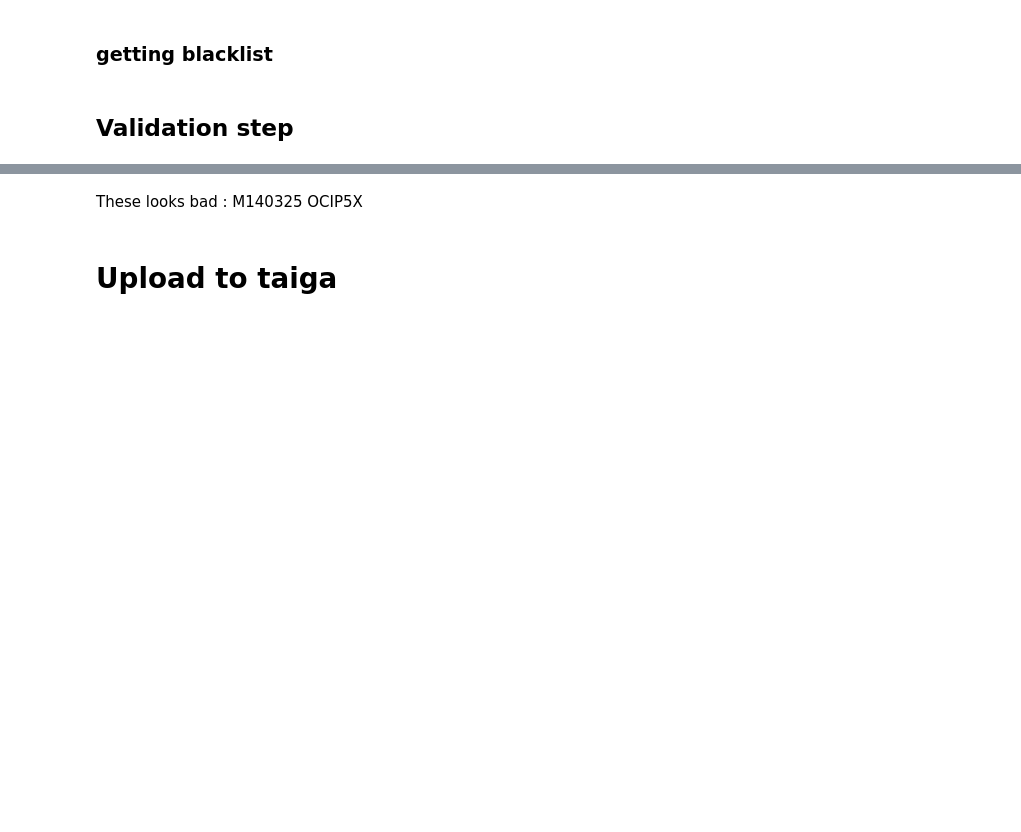
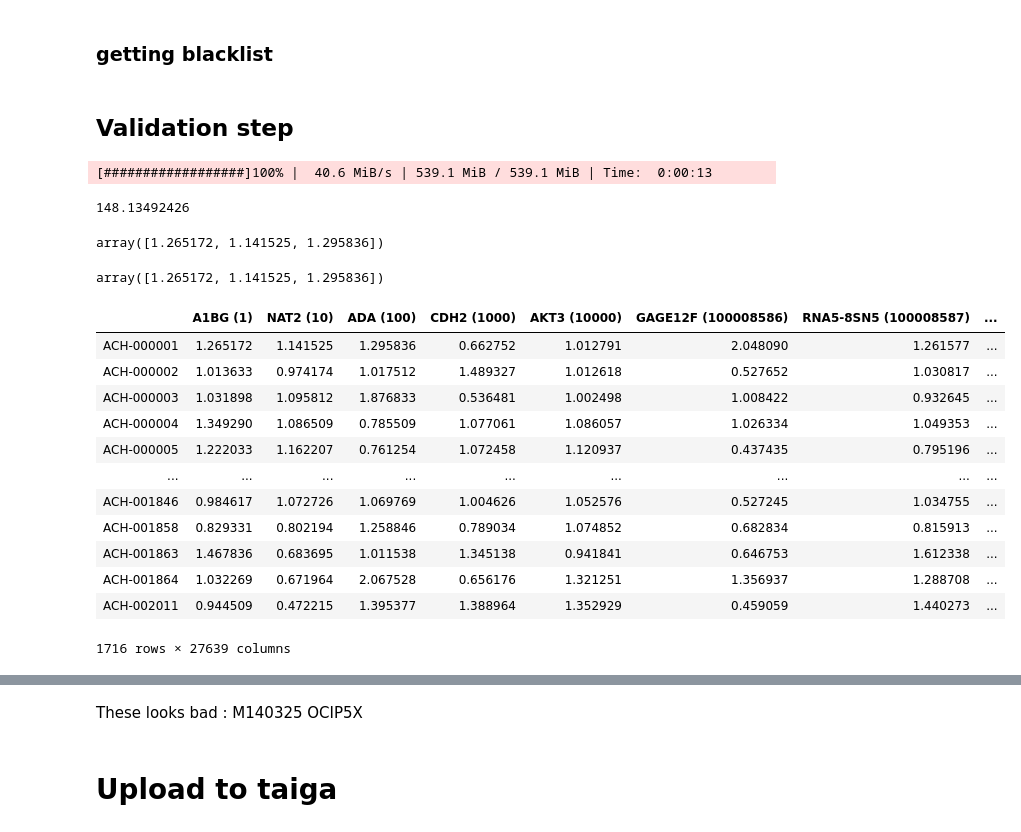
Before and after one commit to broadinstitute/depmap_omics, a Jupyter notebook: Copy_Number_CCLE.ipynb, the cells around one changed output, grey strips where cells are left out. Drawn from its saved outputs; the diff is of its cells as text; code cells hidden in the pictures; blank space fills up the shorter version.

```diff
--- a/Copy_Number_CCLE.ipynb
+++ b/Copy_Number_CCLE.ipynb
@@ -186,3 +199,11 @@ write.table(genematrix_unfiltered, file = paste0('temp/wes.',release,'.gene.cn')
 sep = ',', quote = F, row.names = T)
 # %% [markdown]
 ## Validation step
+# %%
+wes_19Q3_gene = tc.get(name='segmented-cn-wes-prioritzed-7fe1', version=33, file='wes.19Q3.gene')
+# %% [output]
+[##################]100% |  40.6 MiB/s | 539.1 MiB / 539.1 MiB | Time:  0:00:13
+# %%
+wes_19Q3_gene.values.max()
+# %% [output]
+148.13492426
@@ -188,0 +212,24 @@ sep = ',', quote = F, row.names = T)
+# %%
+a
+# %% [output]
+array([1.265172, 1.141525, 1.295836])
+# %%
+a
+# %% [output]
+array([1.265172, 1.141525, 1.295836])
+# %%
+wes_19Q3_gene
+# %% [output]
+|  | A1BG (1) | NAT2 (10) | ADA (100) | CDH2 (1000) | AKT3 (10000) | GAGE12F (100008586) | RNA5-8SN5 (100008587) | ... |
+| ACH-000001 | 1.265172 | 1.141525 | 1.295836 | 0.662752 | 1.012791 | 2.048090 | 1.261577 | ... |
+| ACH-000002 | 1.013633 | 0.974174 | 1.017512 | 1.489327 | 1.012618 | 0.527652 | 1.030817 | ... |
+| ACH-000003 | 1.031898 | 1.095812 | 1.876833 | 0.536481 | 1.002498 | 1.008422 | 0.932645 | ... |
+| ACH-000004 | 1.349290 | 1.086509 | 0.785509 | 1.077061 | 1.086057 | 1.026334 | 1.049353 | ... |
+| ACH-000005 | 1.222033 | 1.162207 | 0.761254 | 1.072458 | 1.120937 | 0.437435 | 0.795196 | ... |
+| ... | ... | ... | ... | ... | ... | ... | ... | ... |
+| ACH-001846 | 0.984617 | 1.072726 | 1.069769 | 1.004626 | 1.052576 | 0.527245 | 1.034755 | ... |
+| ACH-001858 | 0.829331 | 0.802194 | 1.258846 | 0.789034 | 1.074852 | 0.682834 | 0.815913 | ... |
+| ACH-001863 | 1.467836 | 0.683695 | 1.011538 | 1.345138 | 0.941841 | 0.646753 | 1.612338 | ... |
+| ACH-001864 | 1.032269 | 0.671964 | 2.067528 | 0.656176 | 1.321251 | 1.356937 | 1.288708 | ... |
+| ACH-002011 | 0.944509 | 0.472215 | 1.395377 | 1.388964 | 1.352929 | 0.459059 | 1.440273 | ... |
+1716 rows × 27639 columns
```
Also changed, not shown: parts of 14 cells of this notebook, 1 other file.
